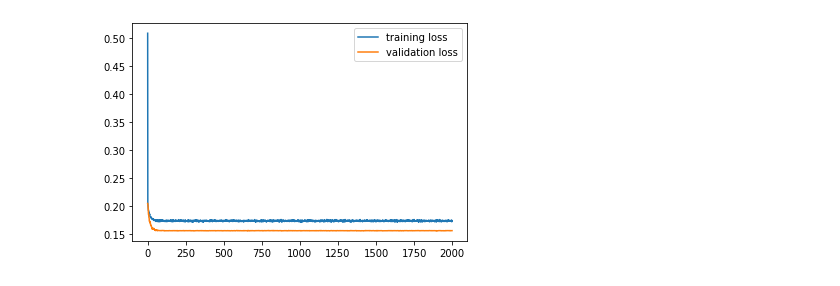
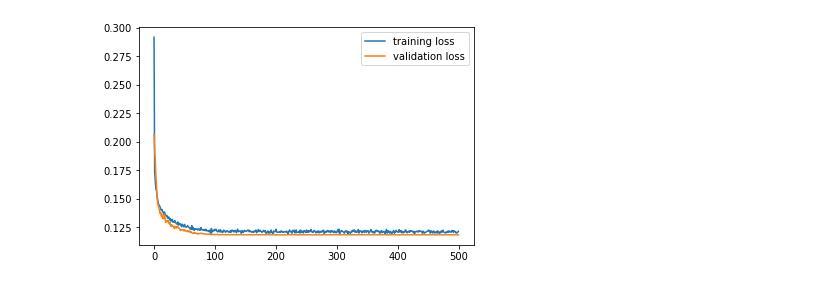
Before and after one commit to Siljekka/GrasshopperMeshAI, a Jupyter notebook: MeshPoints/MachineLearning/nn2_test.ipynb, the cells around one changed output. Cells and saved outputs as stored; diff of their text form; code cells hidden in the pictures.

```diff
--- a/MeshPoints/MachineLearning/nn2_test.ipynb
+++ b/MeshPoints/MachineLearning/nn2_test.ipynb
@@ -8,7 +8,7 @@ import matplotlib.pyplot as plt
 LEARNING_RATE = 1e-2
 WEIGHT_DECAY = 1e-2
 BATCH_SIZE = 64
-EPOCHS = 2000
+EPOCHS = 500
 
 def model_setup():
     model = tf.keras.Sequential([
@@ -18,12 +18,10 @@ def model_setup():
         layers.Dense(24),
         layers.Activation('relu'),
         layers.BatchNormalization(),
-        layers.Dropout(0.5),
 
-        layers.Dense(12),
+        layers.Dense(24),
         layers.Activation('relu'),
         layers.BatchNormalization(),
-        layers.Dropout(0.5),
 
         layers.Dense(4),
     ])
@@ -58,7 +56,7 @@ test_labels = testing.iloc[:, -4:]
 model = model_setup()
 
 decay_steps= 10_000
-lr_schedule = tf.keras.optimizers.schedules.ExponentialDecay(LEARNING_RATE, decay_steps, 1e-5)
+lr_schedule = tf.keras.optimizers.schedules.ExponentialDecay(LEARNING_RATE, decay_steps, 1e-3)
 
 model.compile(loss=tf.losses.MeanAbsoluteError(),
               optimizer=tf.optimizers.Adam(
@@ -113,4 +111,4 @@ Training data loss: 0.157, Test data loss: 0.161
-[figure, old version]
+[figure, new version]
 # %%
 import pre_processing as pp
 
```
Also changed, not shown: parts of 2 cells of this notebook, 3 other files.
